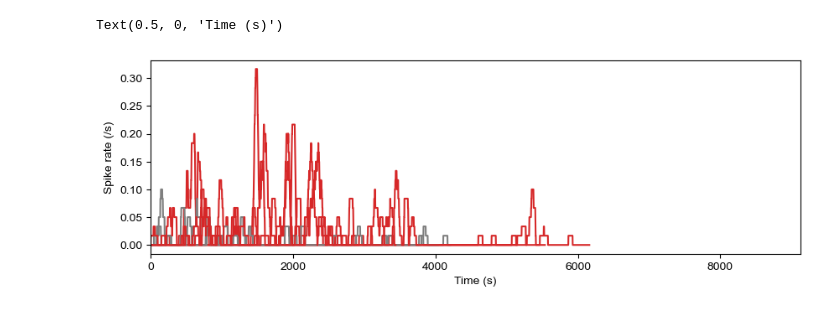
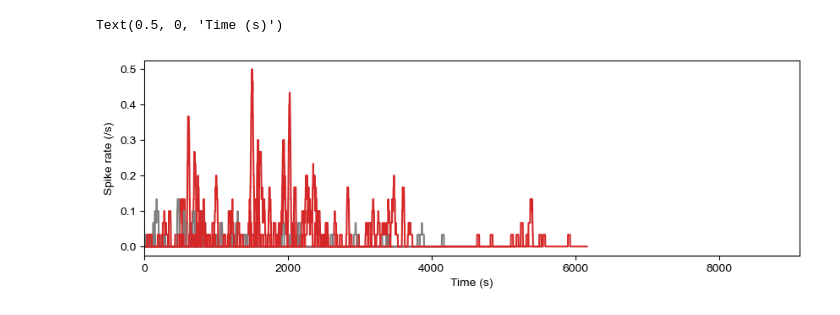
Before and after one commit to Puzzle-Li/as_monkey_eeg, a Jupyter notebook: spike_stat.ipynb, the cells around one changed output. Drawn from its saved outputs; the diff is of its cells as text; code cells hidden in the pictures.

```diff
--- a/spike_stat.ipynb
+++ b/spike_stat.ipynb
@@ -23,7 +23,7 @@ df_sessions = pd.read_excel(os.path.join(dataset.path['results'], 'sessions.xlsx
 # %%
 animals = df_sessions['animal_id'].unique()
 # %%
-def hist_smooth_bin(timestamp, bin_width=10, window_step=5, max_len=None):
+def hist_bin(timestamp, bin_width=10, bin_step=5, max_len=None):
     if max_len is None:
         max_len = (timestamp.max() // bin_width) * (bin_width + 1)
 
@@ -34,6 +34,6 @@ def hist_smooth_bin(timestamp, bin_width=10, window_step=5, max_len=None):
         end = start + bin_width
         count.append(((timestamp < end) & (timestamp >= start)).sum())
         start_points.append(start)
-        start += window_step
+        start += bin_step
 
     return np.array(count) / bin_width, np.array(start_points)
@@ -40,37 +70,65 @@ def hist_smooth_bin(timestamp, bin_width=10, window_step=5, max_len=None):
 # %%
-df_sessions.insert(df_sessions.shape[1], 'spike_rate', 0)
+thr_sr = 0.1
+bin_width = 30
+
 
 plt.figure(figsize=(10, 3))
+
+df_epi_period = pd.DataFrame()
 
 for animal in animals:
     sessions = df_sessions.query('animal_id == @animal')['session'].unique()
 
     for session in sessions:
 
         df_spike_session = df_spikes.query('animal_id == @animal and session == @session')
         df_spike_session = df_spike_session.query('isi < 10 and isi > 0')
         df_spike_session = df_spike_session.reset_index(drop=True)
 
         if len(df_spike_session) == 0:
             spike_rate = 0
         else:
             session_length = df_spike_session['session_length'][0]
-            bin_width = 60
-            sr, bin_edges = hist_smooth_bin(df_spike_session['peak_onset'], bin_width=bin_width, window_step=2, max_len=session_length)
+
+            sr, bin_edges = hist_bin(df_spike_session['peak_onset'], bin_width=bin_width, bin_step=1,
+                                     max_len=session_length)
             if df_spike_session.loc[0, 'genotype'] == 'WT':
                 color = 'tab:gray'
             else:
                 color = 'tab:red'
             plt.plot(bin_edges, sr, color=color)
 
-            spike_rate = df_spike_session.shape[0] / (sr > 0).sum()
-            # spike_rate = df_spike_session.shape[0] / session_length
+            if (sr > thr_sr).sum() == 0:
+                spike_rate = 0
+            else:
+                spike_rate = sr[sr > thr_sr].mean()
 
-        df_sessions.loc[df_sessions.query('animal_id == @animal and session == @session').index, 'spike_rate'] = spike_rate
+            onsets, offsets, _ = find_over_segs(sr, thr_sr)
+            if len(onsets) > 0:
+                # spike rate in onset period
+                sr_period = []
+                for (on, off) in zip(onsets, offsets):
+                    sr_period.append(
+                        ((df_spike_session['peak_onset'] < off) & (df_spike_session['peak_onset'] >= on)).sum() / (
+                                    off - on))
+
+                # make table of onset period
+                df_epi_onset_tmp = pd.DataFrame({'onsets': onsets, 'offsets': offsets, 'duration':offsets - onsets})
+                df_epi_onset_tmp = pd.concat(
+                    [pd.concat(
+                        [df_sessions.query('animal_id == @animal and session == @session')] * len(df_epi_onset_tmp),
+                        ignore_index=True), df_epi_onset_tmp],
+                    axis=1
+                )
+
+                df_epi_onset_tmp['spike_rate'] = np.array(sr_period)
+                df_epi_period = pd.concat([df_epi_period, df_epi_onset_tmp])
+
+df_epi_period = df_epi_period.reset_index(drop=True)
 
 plt.xlim(0, df_sessions['session_length'].max())
 plt.ylabel('Spike rate (/s)')
 plt.xlabel('Time (s)')
 # %% [output]
 Text(0.5, 0, 'Time (s)')
-[figure, old version]
+[figure, new version]
```
Also changed, not shown: parts of 15 cells of this notebook, 1 other file.
